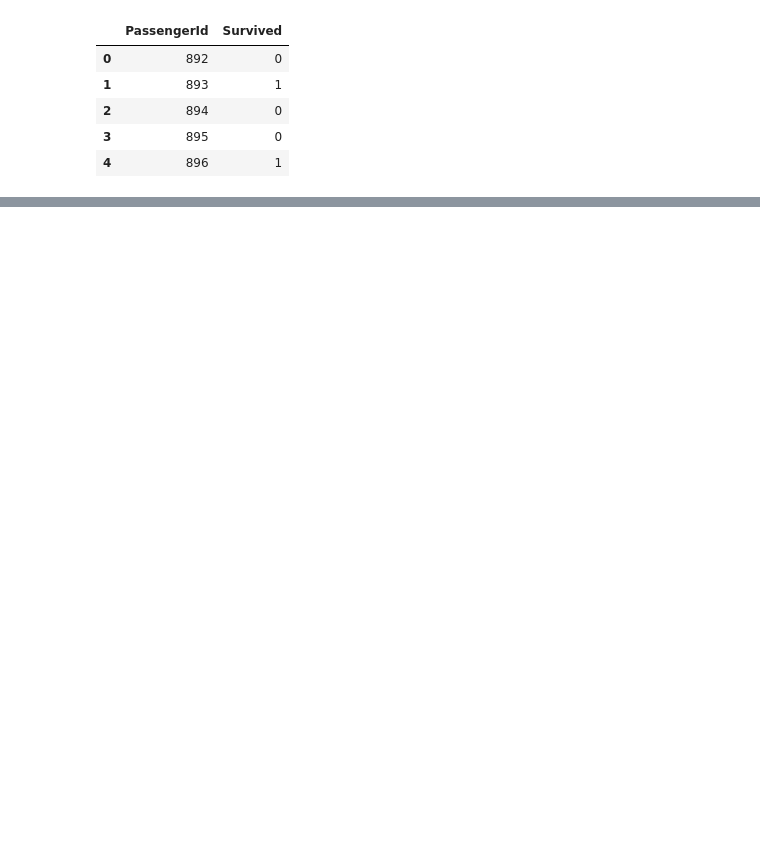
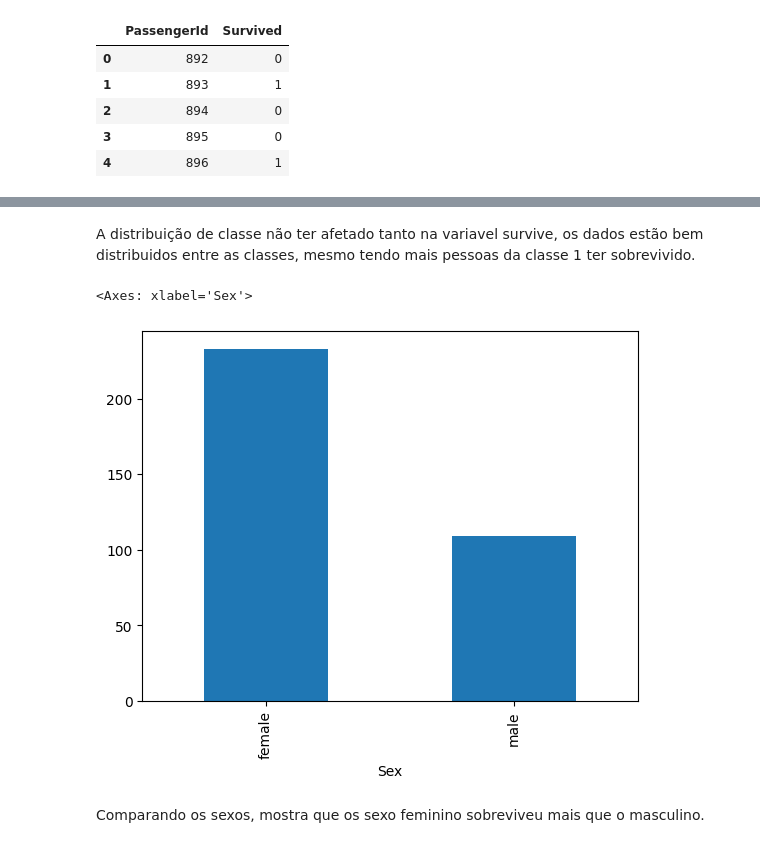
Before and after one commit to cauancalmeida/Desafios_Kaggle, a Jupyter notebook: Desafio_Titanic.ipynb, the cells around one changed output, grey strips where cells are left out. Drawn from its saved outputs; the diff is of its cells as text; code cells hidden in the pictures; blank space fills up the shorter version.

```diff
--- a/Desafio_Titanic.ipynb
+++ b/Desafio_Titanic.ipynb
@@ -36,0 +134,9 @@ df_sub.head()
+# %% [markdown]
+A distribuição de classe não ter afetado tanto na variavel survive, os dados estão bem distribuidos entre as classes, mesmo tendo mais pessoas da classe 1 ter sobrevivido.
+# %%
+df_train.groupby('Sex')['Survived'].sum().plot(kind='bar')
+# %% [output]
+<Axes: xlabel='Sex'>
+[figure, added]
+# %% [markdown]
+Comparando os sexos, mostra que os sexo feminino sobreviveu mais que o masculino.
```
Also changed, not shown: parts of 16 cells of this notebook.
